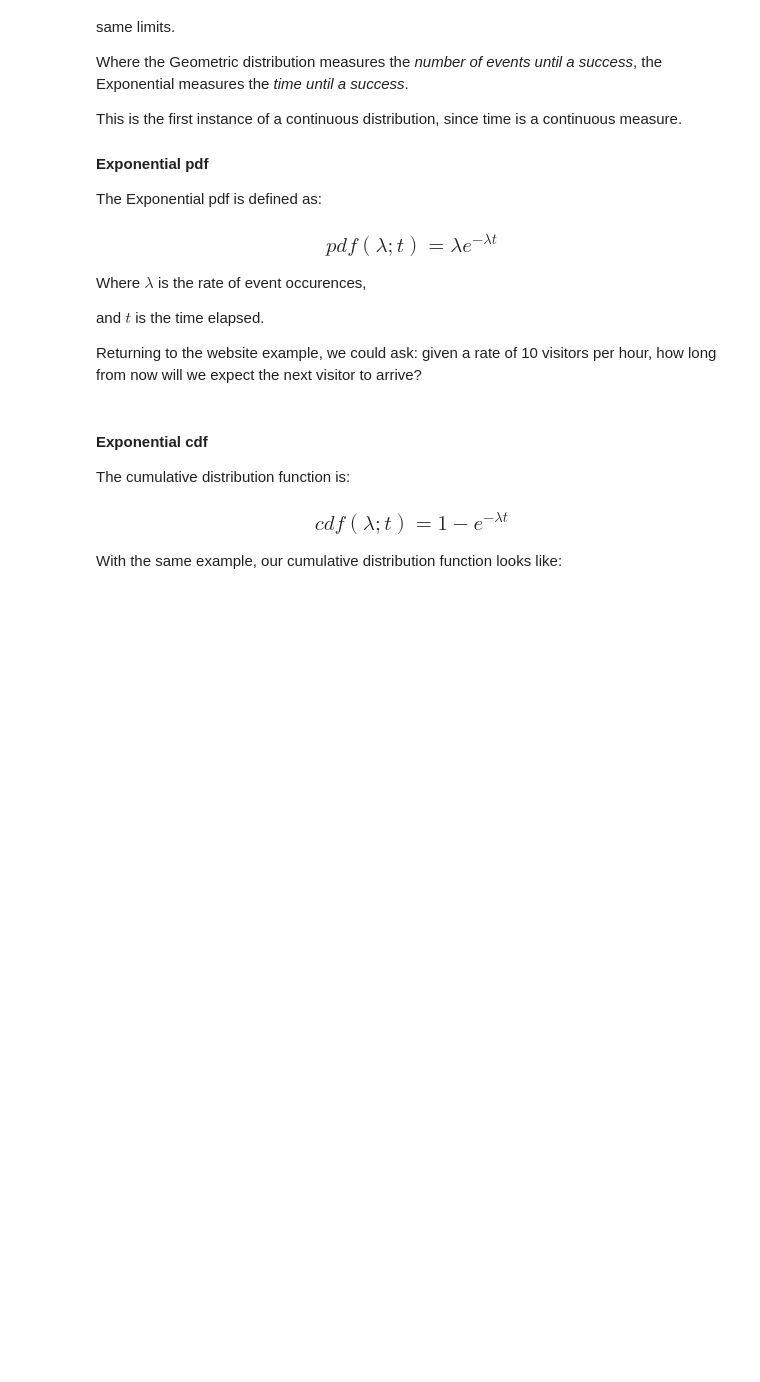
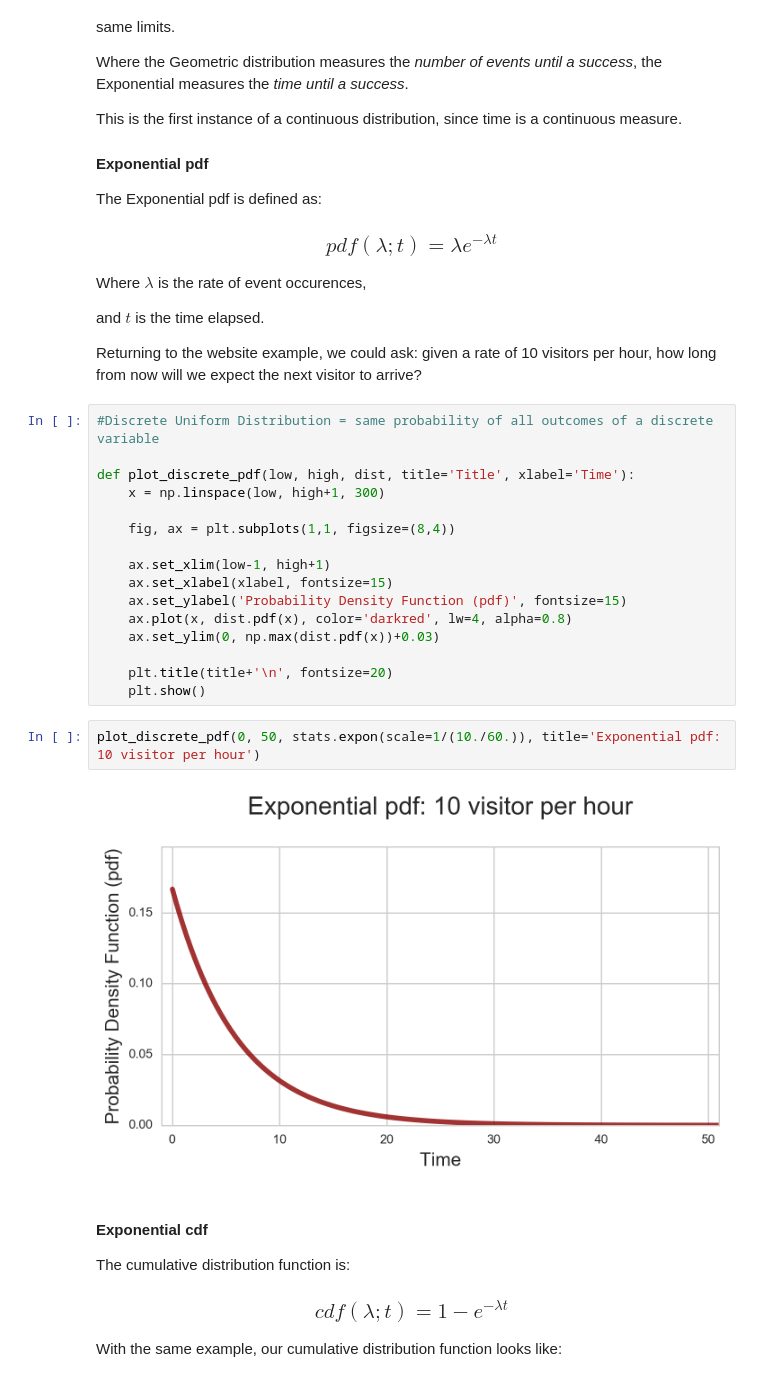
Before and after one commit to austinmwhaley/DSI-SF-4-austinmwhaley, a Jupyter notebook: curriculum/week-03/1.1-random-variables-distributions/random-variables-probability-distributions.ipynb, the cells around one changed output. Saved outputs shown, nothing was run; the diff lists cells and outputs as text; blank space fills up the shorter version.

```diff
--- a/curriculum/week-03/1.1-random-variables-distributions/random-variables-probability-distributions.ipynb
+++ b/curriculum/week-03/1.1-random-variables-distributions/random-variables-probability-distributions.ipynb
@@ -412,6 +436,26 @@ Where $\lambda$ is the rate of event occurences,
 and $t$ is the time elapsed.
 
 Returning to the website example, we could ask: given a rate of 10 visitors per hour, how long from now will we expect the next visitor to arrive?
+# %%
+#Discrete Uniform Distribution = same probability of all outcomes of a discrete variable
+
+def plot_discrete_pdf(low, high, dist, title='Title', xlabel='Time'):
+    x = np.linspace(low, high+1, 300)
+
+    fig, ax = plt.subplots(1,1, figsize=(8,4))
+
+    ax.set_xlim(low-1, high+1)
+    ax.set_xlabel(xlabel, fontsize=15)
+    ax.set_ylabel('Probability Density Function (pdf)', fontsize=15)
+    ax.plot(x, dist.pdf(x), color='darkred', lw=4, alpha=0.8)
+    ax.set_ylim(0, np.max(dist.pdf(x))+0.03)
+
+    plt.title(title+'\n', fontsize=20)
+    plt.show()
+# %%
+plot_discrete_pdf(0, 50, stats.expon(scale=1/(10./60.)), title='Exponential pdf: 10 visitor per hour')
+# %% [output]
+[figure, added]
 # %% [markdown]
 #### Exponential cdf
 
```
Also changed, not shown: parts of 10 cells of this notebook, 27 other files.
